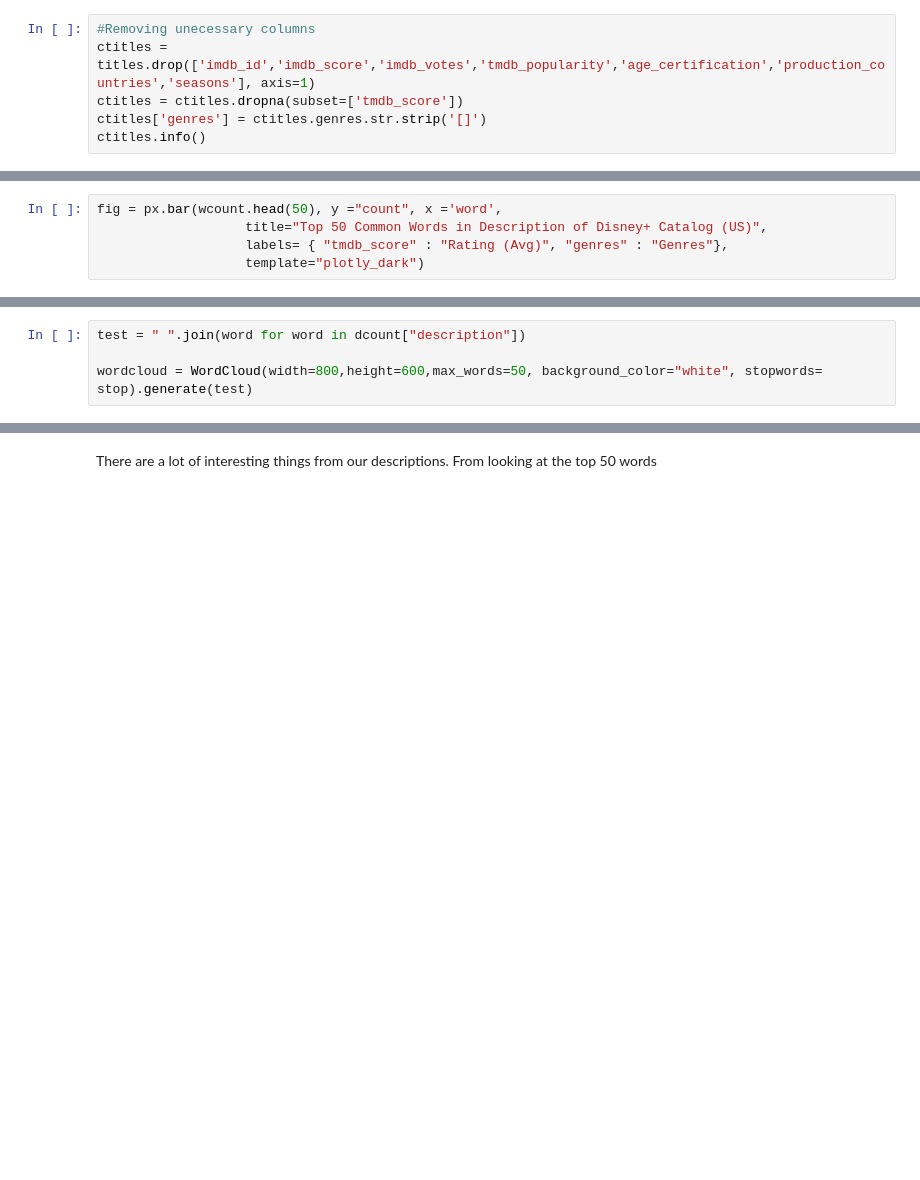
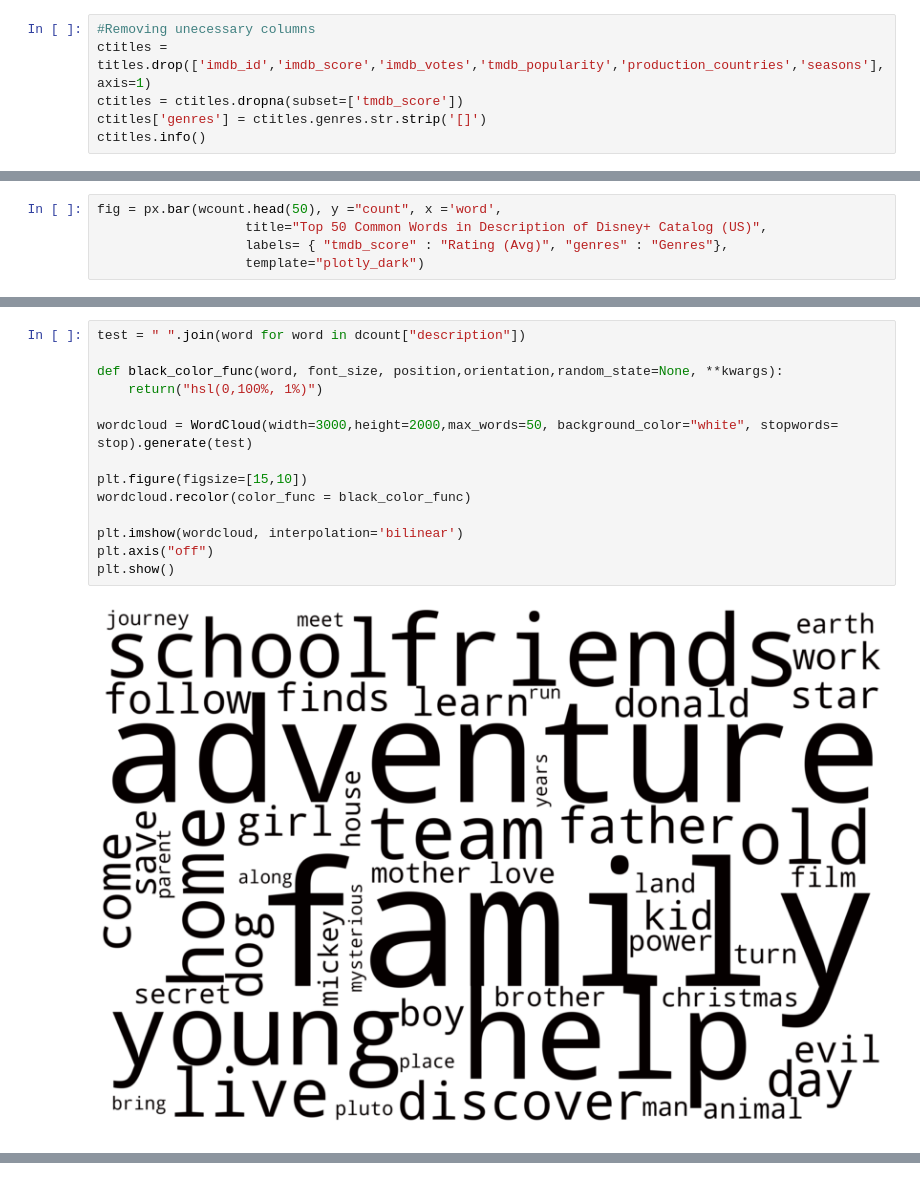
Before and after one commit to kekevin12/Disney_EDA, a Jupyter notebook: disney_data.ipynb, the cells around one changed output, grey strips where cells are left out. Saved outputs shown, nothing was run; the diff lists cells and outputs as text; blank space fills up the shorter version.

Commit message:
updating word cloud section

```diff
--- a/disney_data.ipynb
+++ b/disney_data.ipynb
@@ -100,7 +100,7 @@ We can see that the 'titles' dataset is comprised of 15 columns which various id
 ##### Cleaning Dataset
 # %%
 #Removing unecessary columns
-ctitles = titles.drop(['imdb_id','imdb_score','imdb_votes','tmdb_popularity','age_certification','production_countries','seasons'], axis=1)
+ctitles = titles.drop(['imdb_id','imdb_score','imdb_votes','tmdb_popularity','production_countries','seasons'], axis=1)
 ctitles = ctitles.dropna(subset=['tmdb_score'])
 ctitles['genres'] = ctitles.genres.str.strip('[]')
 ctitles.info()
@@ -276,8 +277,18 @@ fig = px.bar(wcount.head(50), y ="count", x ='word',
 # %%
 test = " ".join(word for word in dcount["description"])
 
-wordcloud = WordCloud(width=800,height=600,max_words=50, background_color="white", stopwords= stop).generate(test)
+def black_color_func(word, font_size, position,orientation,random_state=None, **kwargs):
+    return("hsl(0,100%, 1%)")
+
+wordcloud = WordCloud(width=3000,height=2000,max_words=50, background_color="white", stopwords= stop).generate(test)
+
+plt.figure(figsize=[15,10])
+wordcloud.recolor(color_func = black_color_func)
+
+plt.imshow(wordcloud, interpolation='bilinear')
+plt.axis("off")
+plt.show()
+# %% [output]
+[figure, added]
 # %% [markdown]
 ![image](https://github.com/kekevin12/Disney_EDA/blob/main/Graphs/descwordcloud.png?raw=true)
-# %% [markdown]
-There are a lot of interesting things from our descriptions. From looking at the top 50 words
```
Also changed, not shown: parts of 4 cells of this notebook, 1 other file.
